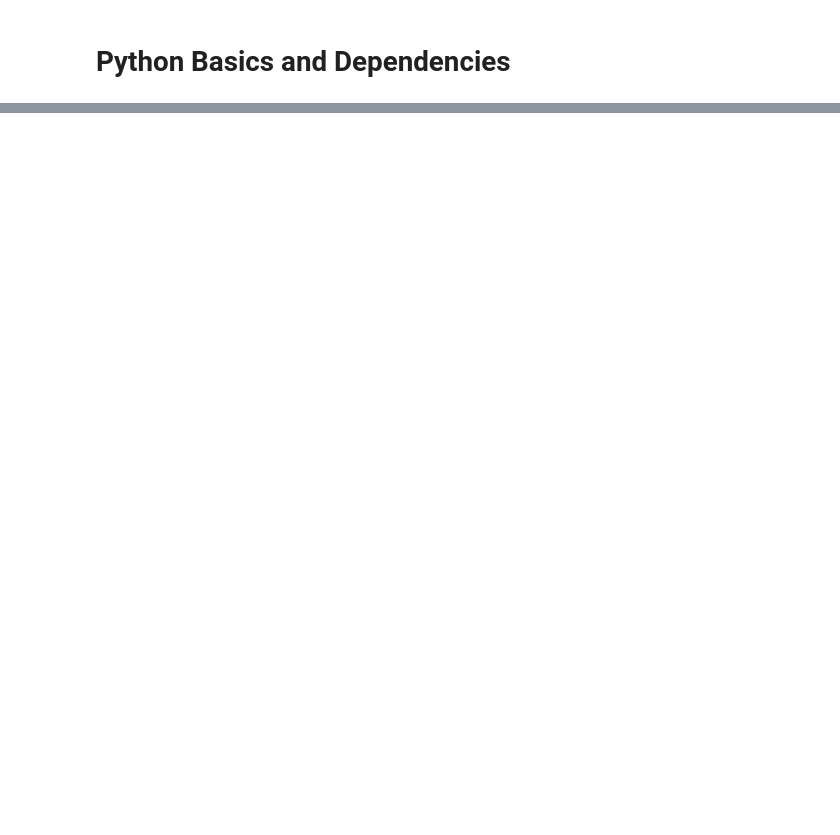
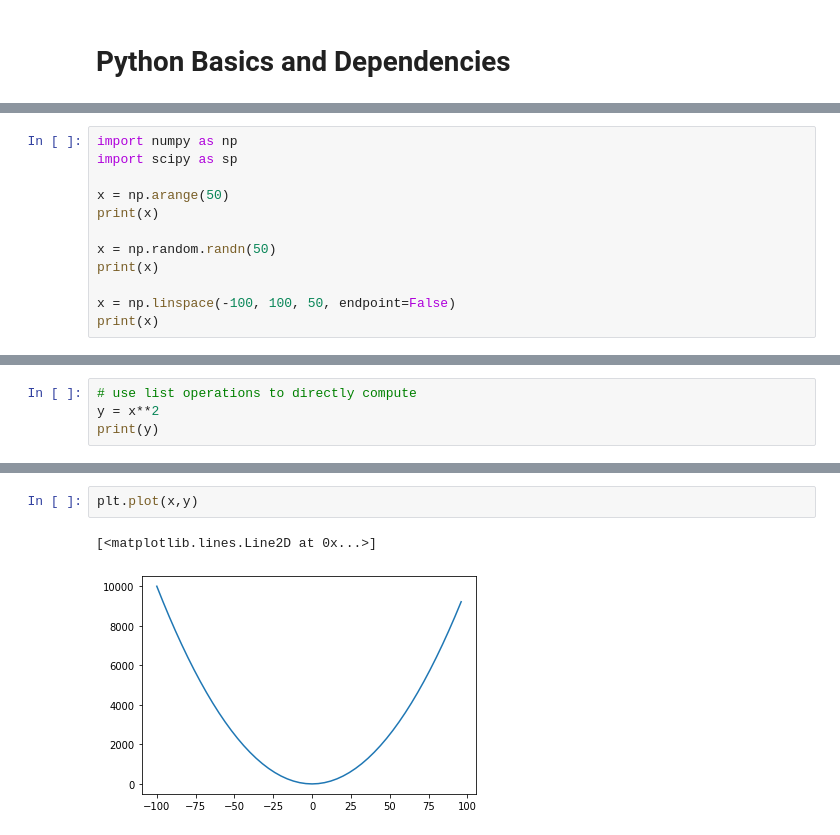
Before and after one commit to Music320AFall2020/homework, a Jupyter notebook: python_basics.ipynb, the cells around one changed output, grey strips where cells are left out. Cells and saved outputs as stored; diff of their text form; blank space fills up the shorter version.

```diff
--- a/python_basics.ipynb
+++ b/python_basics.ipynb
@@ -62,0 +68,12 @@ You will also probably want to [install pip](https://pip.pypa.io/en/stable/insta
+# %%
+import numpy as np
+import scipy as sp
+
+x = np.arange(50)
+print(x)
+
+x = np.random.randn(50)
+print(x)
+
+x = np.linspace(-100, 100, 50, endpoint=False)
+print(x)
@@ -62,0 +98,4 @@ You will also probably want to [install pip](https://pip.pypa.io/en/stable/insta
+# %%
+# use list operations to directly compute
+y = x**2
+print(y)
@@ -69,0 +130,5 @@ You will also probably want to [install pip](https://pip.pypa.io/en/stable/insta
+# %%
+plt.plot(x,y)
+# %% [output]
+[<matplotlib.lines.Line2D at 0x...>]
+[figure, added]
```
Also changed, not shown: parts of 33 cells of this notebook.
